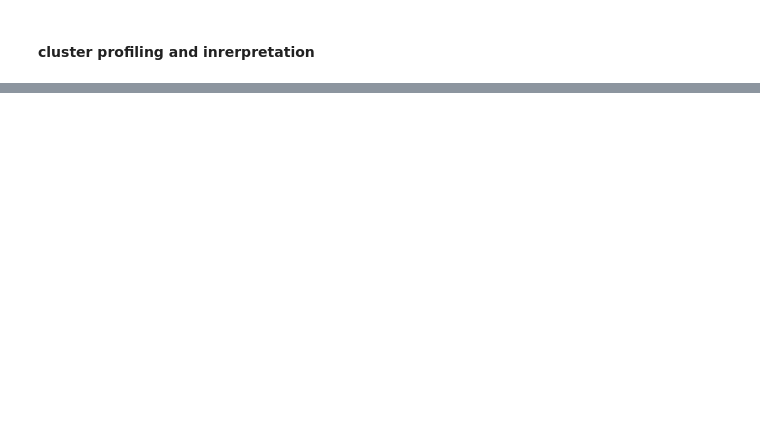
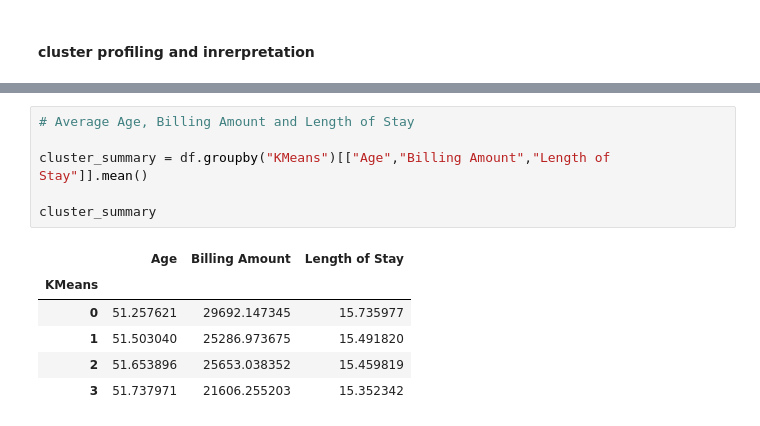
Before and after one commit to sainibunty2309-del/Healthcare-Prediction, a Jupyter notebook: healthcare.ipynb, the cells around one changed output, grey strips where cells are left out. Cells and saved outputs as stored; diff of their text form; blank space fills up the shorter version.

```diff
--- a/healthcare.ipynb
+++ b/healthcare.ipynb
@@ -699,0 +718,13 @@ comparison
+# %%
+# Average Age, Billing Amount and Length of Stay
+
+cluster_summary = df.groupby("KMeans")[["Age","Billing Amount","Length of Stay"]].mean()
+
+cluster_summary
+# %% [output]
+|  | Age | Billing Amount | Length of Stay |
+| KMeans |  |  |  |
+| 0 | 51.257621 | 29692.147345 | 15.735977 |
+| 1 | 51.503040 | 25286.973675 | 15.491820 |
+| 2 | 51.653896 | 25653.038352 | 15.459819 |
+| 3 | 51.737971 | 21606.255203 | 15.352342 |
```
Also changed, not shown: parts of 9 cells of this notebook.
